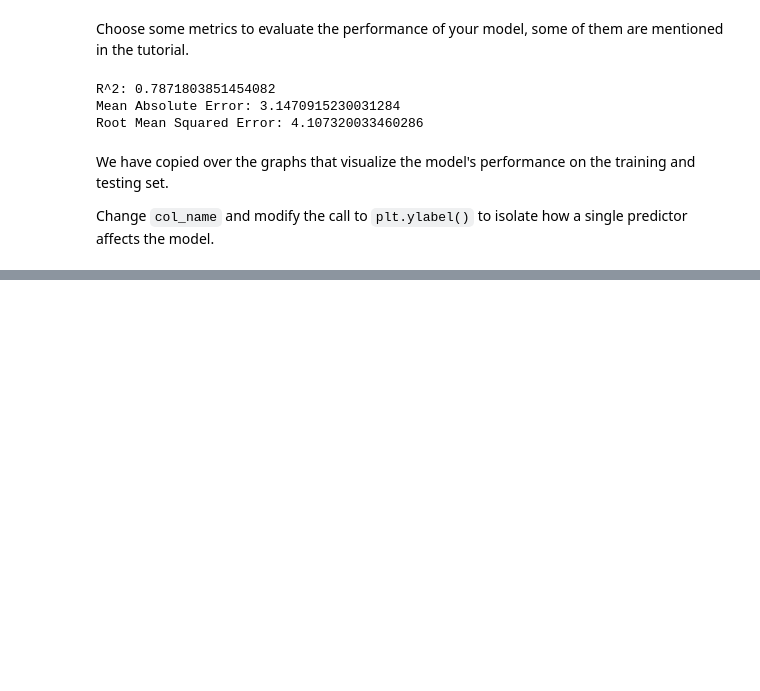
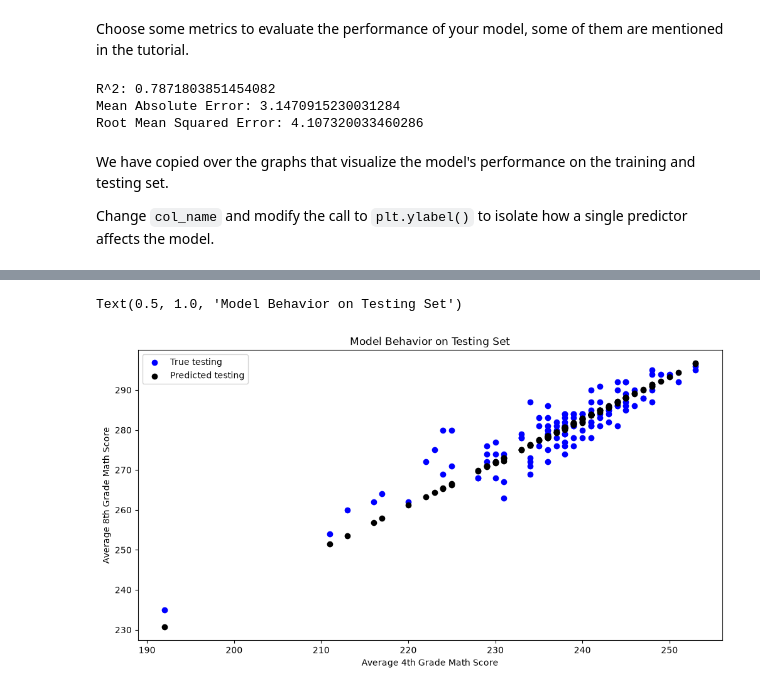
Before and after one commit to js3444/MDST-Onboarding, a Jupyter notebook: tutorial1/checkpoint1.ipynb, the cells around one changed output, grey strips where cells are left out. Drawn from its saved outputs; the diff is of its cells as text; code cells hidden in the pictures; blank space fills up the shorter version.

```diff
--- a/tutorial1/checkpoint1.ipynb
+++ b/tutorial1/checkpoint1.ipynb
@@ -290,15 +286,18 @@ Change `col_name` and modify the call to `plt.ylabel()` to isolate how a single
 # %%
 # @@@ 14
 
 
-# col_name = 'COLUMN NAME OF ONE PREDICTOR"
+col_name = 'AVG_MATH_4_SCORE'
 
 
-# f = plt.figure(figsize=(12,6))
-# plt.scatter(X_test[col_name], y_test, color = "blue")
-# plt.scatter(X_test[col_name], model.predict(X_test), color = "black")
+f = plt.figure(figsize=(12,6))
+plt.scatter(X_test[col_name], y_test, color = "blue")
+plt.scatter(X_test[col_name], model.predict(X_test), color = "black")
 
-# plt.legend(['True testing','Predicted testing'])
-# plt.xlabel(col_name)
-# plt.ylabel('NAME OF THE PREDICTOR')
-# plt.title("Model Behavior on Testing Set")
+plt.legend(['True testing','Predicted testing'])
+plt.xlabel('Average 4th Grade Math Score')
+plt.ylabel('Average 8th Grade Math Score')
+plt.title("Model Behavior on Testing Set")
+# %% [output]
+Text(0.5, 1.0, 'Model Behavior on Testing Set')
+[figure, added]
```
Also changed, not shown: parts of 8 cells of this notebook.
